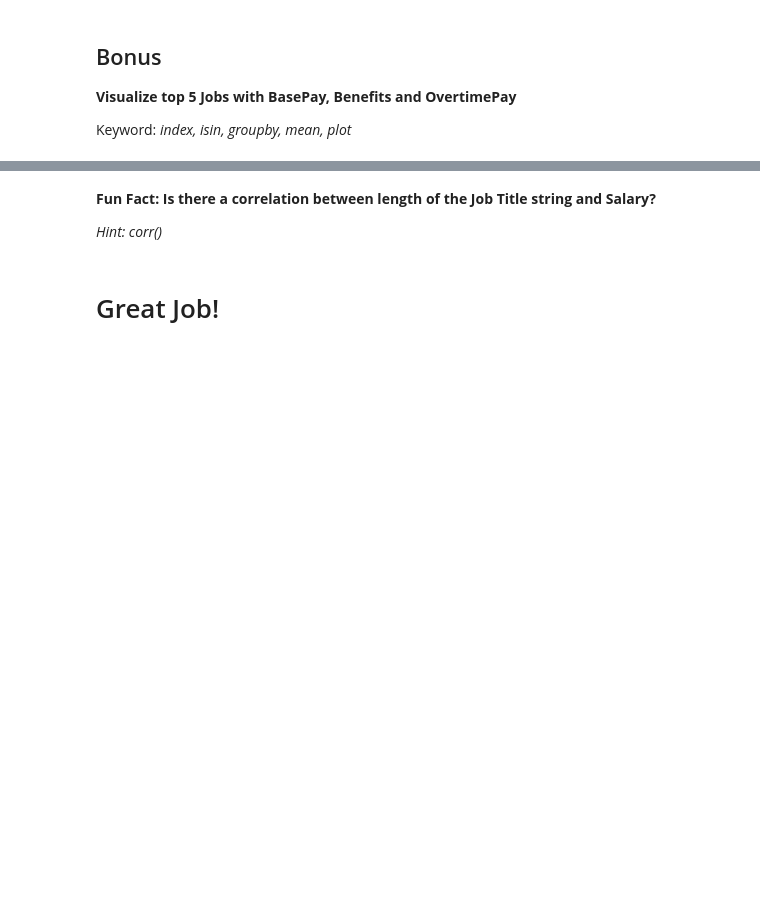
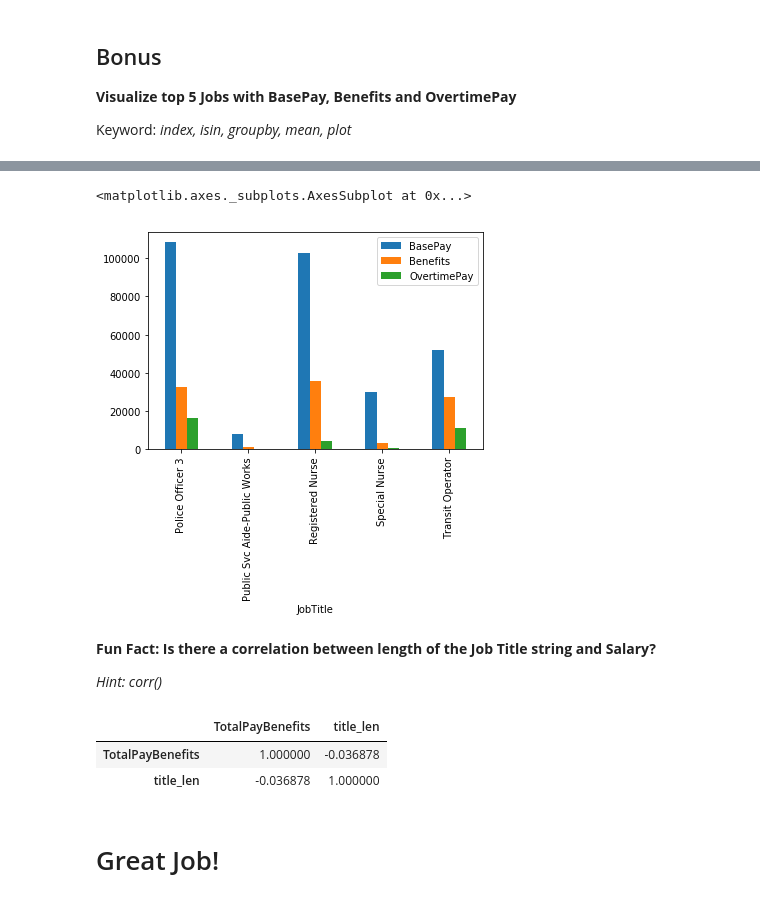
Before and after one commit to kvt0012/DS_w2, a Jupyter notebook: DAwP_Assignment_2.ipynb, the cells around one changed output, grey strips where cells are left out. Drawn from its saved outputs; the diff is of its cells as text; code cells hidden in the pictures; blank space fills up the shorter version.

```diff
--- a/DAwP_Assignment_2.ipynb
+++ b/DAwP_Assignment_2.ipynb
@@ -250,0 +243,6 @@ KeyError: "None of [Int64Index([7036, 4389, 3736, 2518, 2421], dtype='int64')] a
+# %%
+top5=sal.JobTitle.value_counts().head(5).index
+listTop5=sal.JobTitle.isin(top5)
+listTop5_meaning= sal[listTop5]
+finalResult=listTop5_meaning.groupby('JobTitle').mean()[['BasePay', 'Benefits','OvertimePay']]
+finalResult
@@ -251,3 +257,8 @@ KeyError: "None of [Int64Index([7036, 4389, 3736, 2518, 2421], dtype='int64')] a
+# %%
+finalResult.plot.bar()
+# %% [output]
+<matplotlib.axes._subplots.AxesSubplot at 0x...>
+[figure, added]
 # %% [markdown]
 **Fun Fact: Is there a correlation between length of the Job Title string and Salary?**
 
@@ -255,2 +268,8 @@ KeyError: "None of [Int64Index([7036, 4389, 3736, 2518, 2421], dtype='int64')] a
+# %%
+sal[['TotalPayBenefits', 'title_len']].corr()
+# %% [output]
+|  | TotalPayBenefits | title_len |
+| TotalPayBenefits | 1.000000 | -0.036878 |
+| title_len | -0.036878 | 1.000000 |
 # %% [markdown]
 # Great Job!
```
Also changed, not shown: parts of 4 cells of this notebook.
